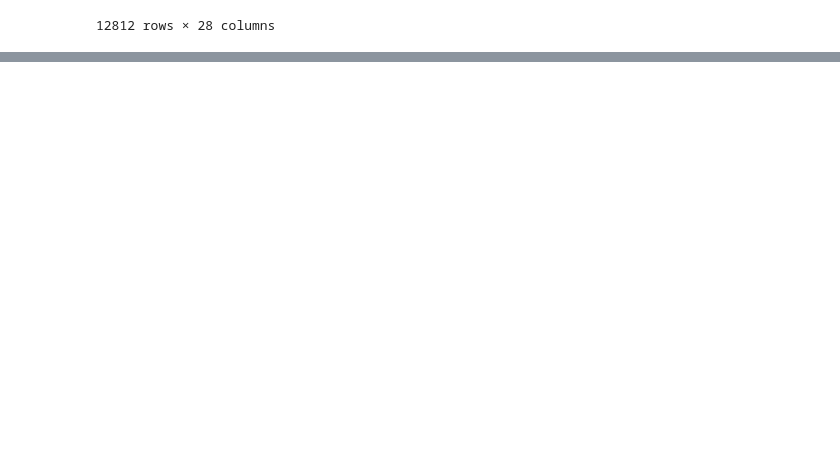
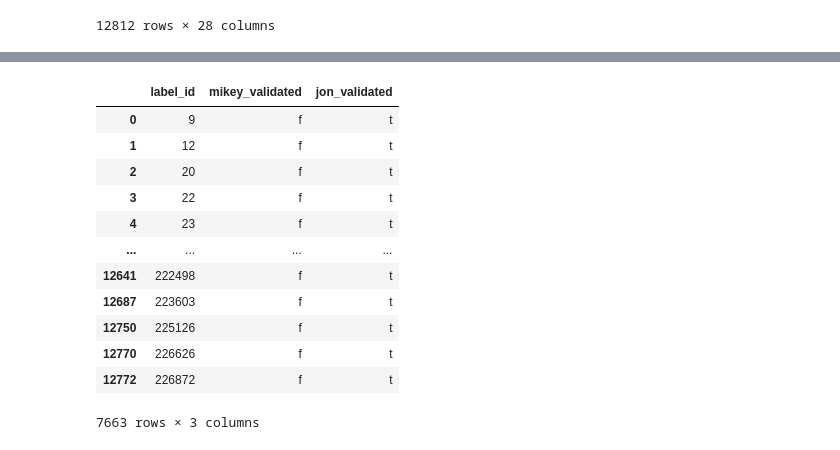
Before and after one commit to crescendochu/ML-project-sidewalk, a Jupyter notebook: seattle/data-processing.ipynb, the cells around one changed output, grey strips where cells are left out. Saved outputs shown, nothing was run; the diff lists cells and outputs as text; code cells hidden in the pictures; blank space fills up the shorter version.

```diff
--- a/seattle/data-processing.ipynb
+++ b/seattle/data-processing.ipynb
@@ -233,3 +256,7 @@ gt_labels
 # %%
 # save the data as a csv file
 gt_labels.to_csv('data/gt_labels.csv', index=False)
+# %%
+# read jon-mikey-validated-labels-seattle.csv
+vt = pd.read_csv('data/jon-mikey-validated-labels-seattle.csv')
+vt
@@ -235,0 +277,19 @@ gt_labels.to_csv('data/gt_labels.csv', index=False)
+# %%
+#select jon_validated =t
+jon_true = vt[vt['jon_validated'] == 't']
+# %%
+jon_true
+# %% [output]
+|  | label_id | mikey_validated | jon_validated |
+| 0 | 9 | f | t |
+| 1 | 12 | f | t |
+| 2 | 20 | f | t |
+| 3 | 22 | f | t |
+| 4 | 23 | f | t |
+| ... | ... | ... | ... |
+| 12641 | 222498 | f | t |
+| 12687 | 223603 | f | t |
+| 12750 | 225126 | f | t |
+| 12770 | 226626 | f | t |
+| 12772 | 226872 | f | t |
+7663 rows × 3 columns
```
Also changed, not shown: parts of 9 cells of this notebook, 2 other files.
